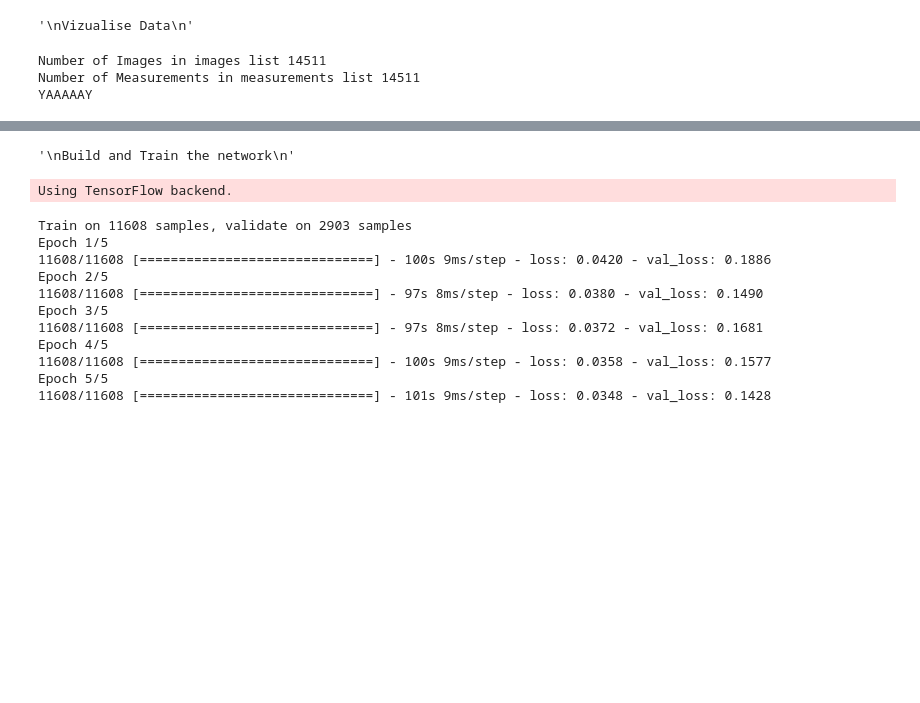
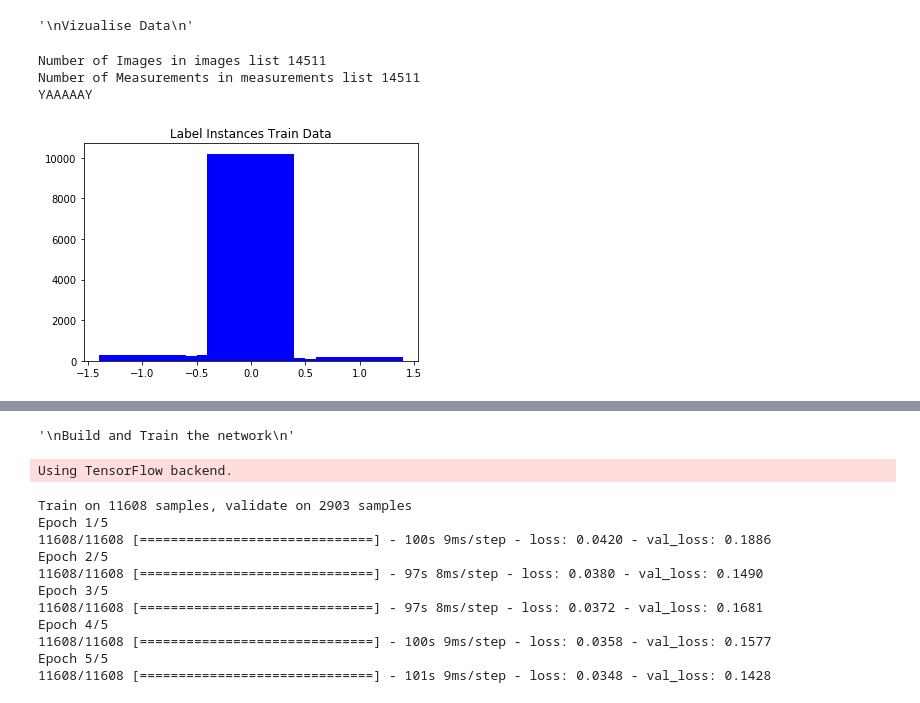
Before and after one commit to martinezedwin/Behavioral_Cloning, a Jupyter notebook: model.ipynb, the cells around one changed output, grey strips where cells are left out. Cells and saved outputs as stored; diff of their text form; code cells hidden in the pictures; blank space fills up the shorter version.

```diff
--- a/model.ipynb
+++ b/model.ipynb
@@ -56,3 +61,17 @@ YAAAAAY
+# %%
+#Turn y_train into list
+y_train_list = y_train.tolist()
+#Count the number of instances per label and turn into dictionary
+training_my_dict = {i:y_train_list.count(i) for i in y_train_list}
+# %%
+#Training dat histogram
+plt.bar(training_my_dict.keys(), training_my_dict.values(), color='b')
+plt.title("Label Instances Train Data")
+#plt.grid()
+plt.savefig('Label Instances Training Data')
+plt.show()
+# %% [output]
+[figure, added]
 # %%
 """
 #Augment images by flipping images and corresponding steering measurmeent
```
Also changed, not shown: parts of 3 cells of this notebook, 1 other file.
